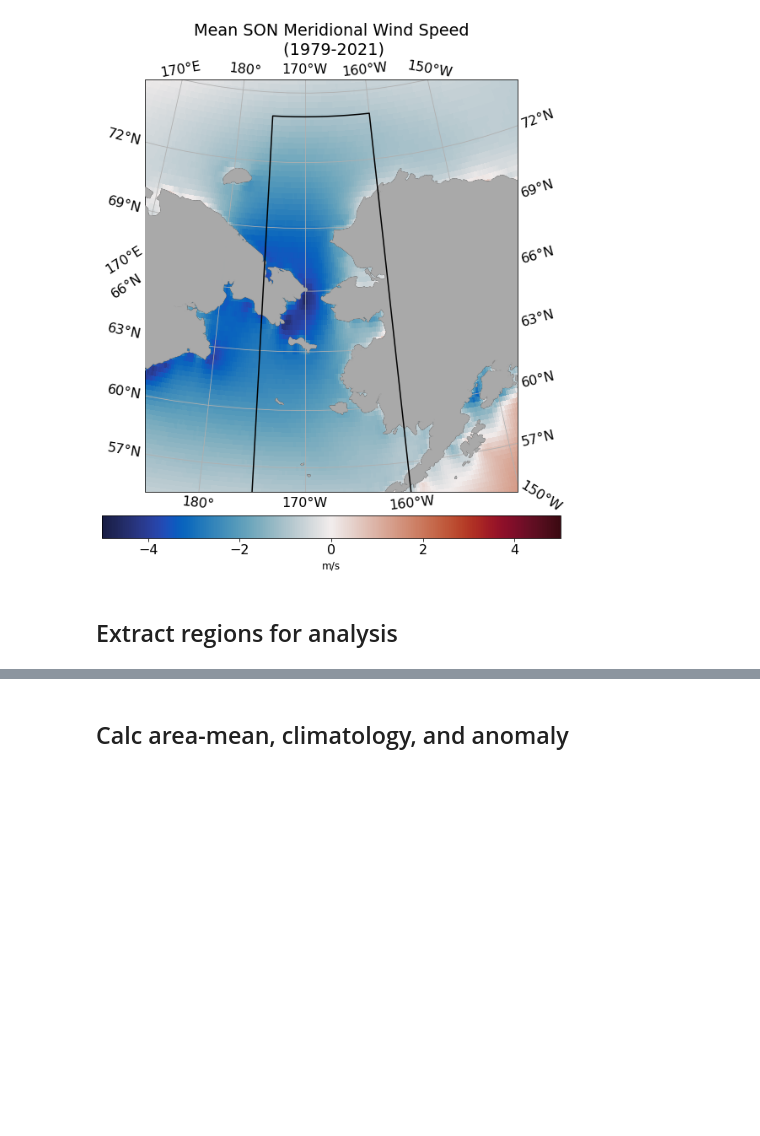
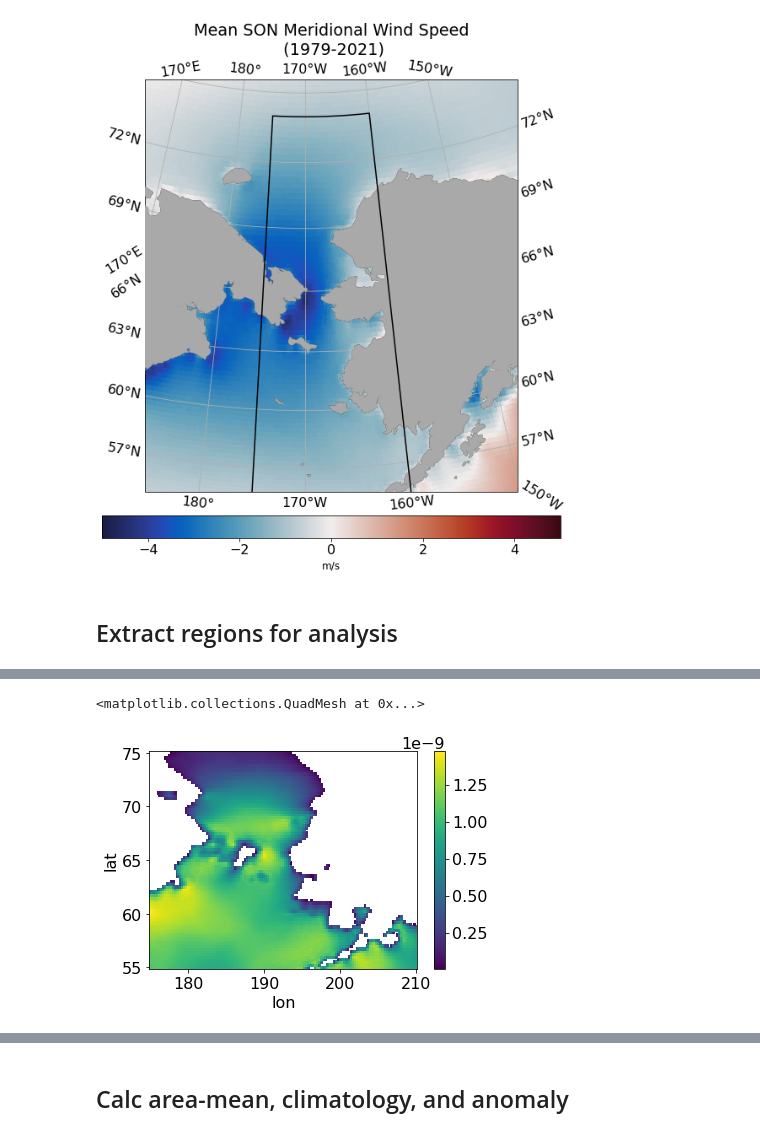
Before and after one commit to marionalberty/Chukchi_heatbudgets, a Jupyter notebook: notebooks/Bering_windTransportFeedback_Obs.ipynb, the cells around one changed output, grey strips where cells are left out. Cells and saved outputs as stored; diff of their text form; code cells hidden in the pictures; blank space fills up the shorter version.

```diff
--- a/notebooks/Bering_windTransportFeedback_Obs.ipynb
+++ b/notebooks/Bering_windTransportFeedback_Obs.ipynb
@@ -247,0 +263,14 @@ T = DS_T
+# %%
+N = len(v10.isel(time=v10.groupby('time.month').groups[12]).time)
+# %%
+s_err = (SSE/ N-2)**(1/2)
+# %%
+dt = (v10.isel(time=v10.groupby('time.month').groups[12]).time -
+      v10.isel(time=v10.groupby('time.month').groups[12]).time.mean()).astype(int)
+# %%
+s_b1 = s_err/((dt**2).sum()**(1/2))
+# %%
+s_b1.plot()
+# %% [output]
+<matplotlib.collections.QuadMesh at 0x...>
+[figure, added]
```
Also changed, not shown: parts of 8 cells of this notebook.
